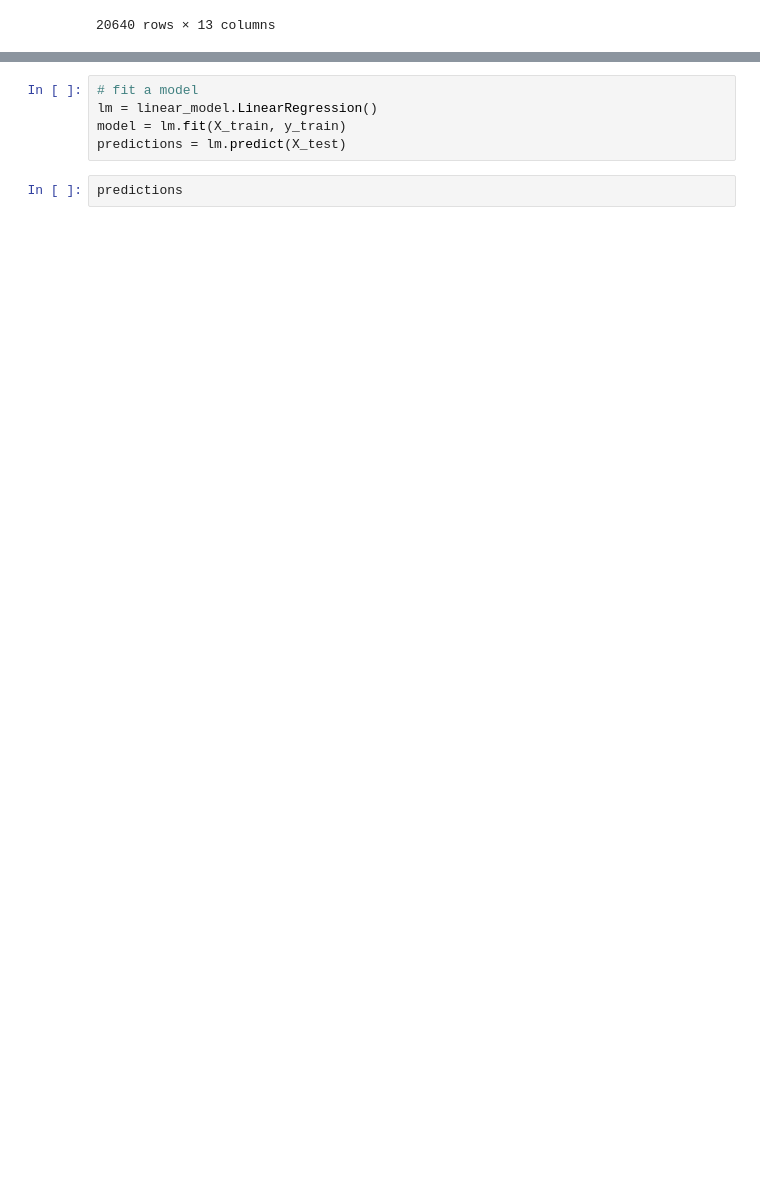
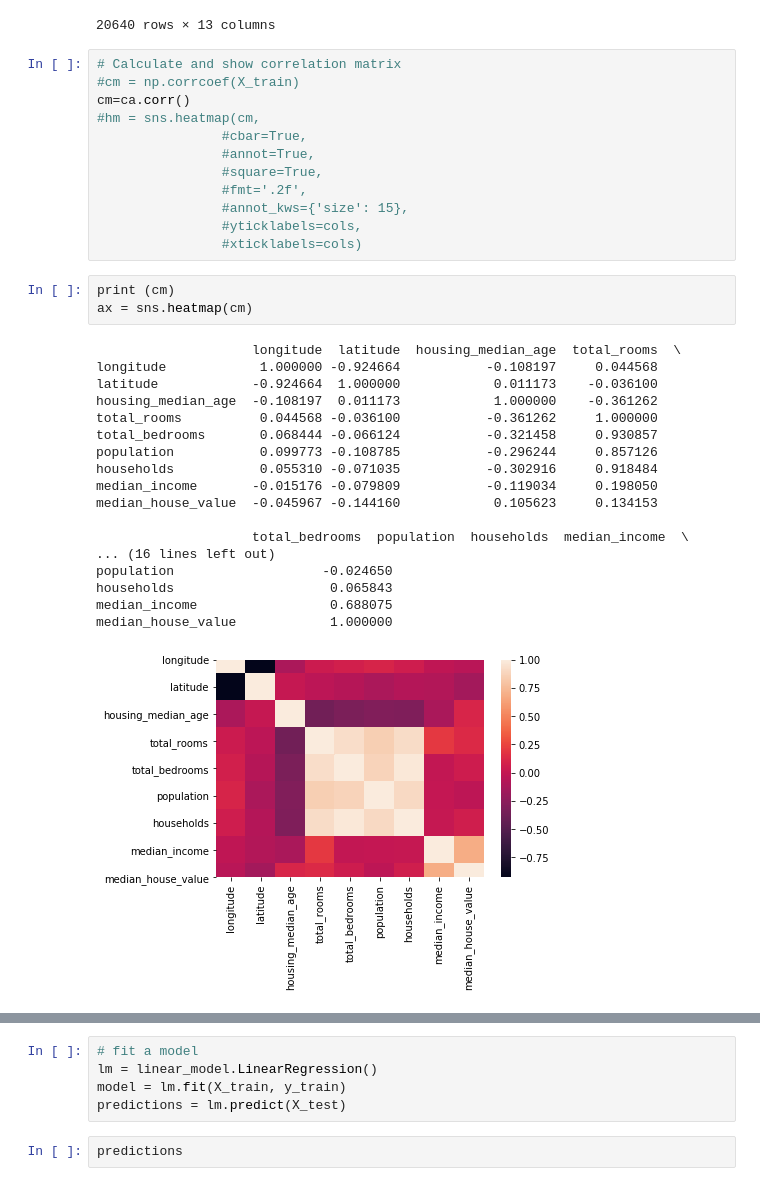
Before and after one commit to Saaimurugan/PGP-AI---Python-for-Data-Science, a Jupyter notebook: California Housing Price Prediction.ipynb, the cells around one changed output, grey strips where cells are left out. Cells and saved outputs as stored; diff of their text form; blank space fills up the shorter version.

```diff
--- a/California Housing Price Prediction.ipynb
+++ b/California Housing Price Prediction.ipynb
@@ -257,3 +312,37 @@ X
 | 20638 | -121.32 | 39.43 | 18 | 1860 | 409.0 | 741 | 349 | ... |
 | 20639 | -121.24 | 39.37 | 16 | 2785 | 616.0 | 1387 | 530 | ... |
 20640 rows × 13 columns
+# %%
+# Calculate and show correlation matrix
+#cm = np.corrcoef(X_train)
+cm=ca.corr()
+#hm = sns.heatmap(cm,
+                #cbar=True,
+                #annot=True,
+                #square=True,
+                #fmt='.2f',
+                #annot_kws={'size': 15},
+                #yticklabels=cols,
+                #xticklabels=cols)
+# %%
+print (cm)
+ax = sns.heatmap(cm)
+# %% [output]
+                    longitude  latitude  housing_median_age  total_rooms  \
+longitude            1.000000 -0.924664           -0.108197     0.044568
+latitude            -0.924664  1.000000            0.011173    -0.036100
+housing_median_age  -0.108197  0.011173            1.000000    -0.361262
+total_rooms          0.044568 -0.036100           -0.361262     1.000000
+total_bedrooms       0.068444 -0.066124           -0.321458     0.930857
+population           0.099773 -0.108785           -0.296244     0.857126
+households           0.055310 -0.071035           -0.302916     0.918484
+median_income       -0.015176 -0.079809           -0.119034     0.198050
+median_house_value  -0.045967 -0.144160            0.105623     0.134153
+
+                    total_bedrooms  population  households  median_income  \
+... (16 lines left out)
+population                   -0.024650
+households                    0.065843
+median_income                 0.688075
+median_house_value            1.000000
+[figure, added]
```
Also changed, not shown: parts of 29 cells of this notebook.
